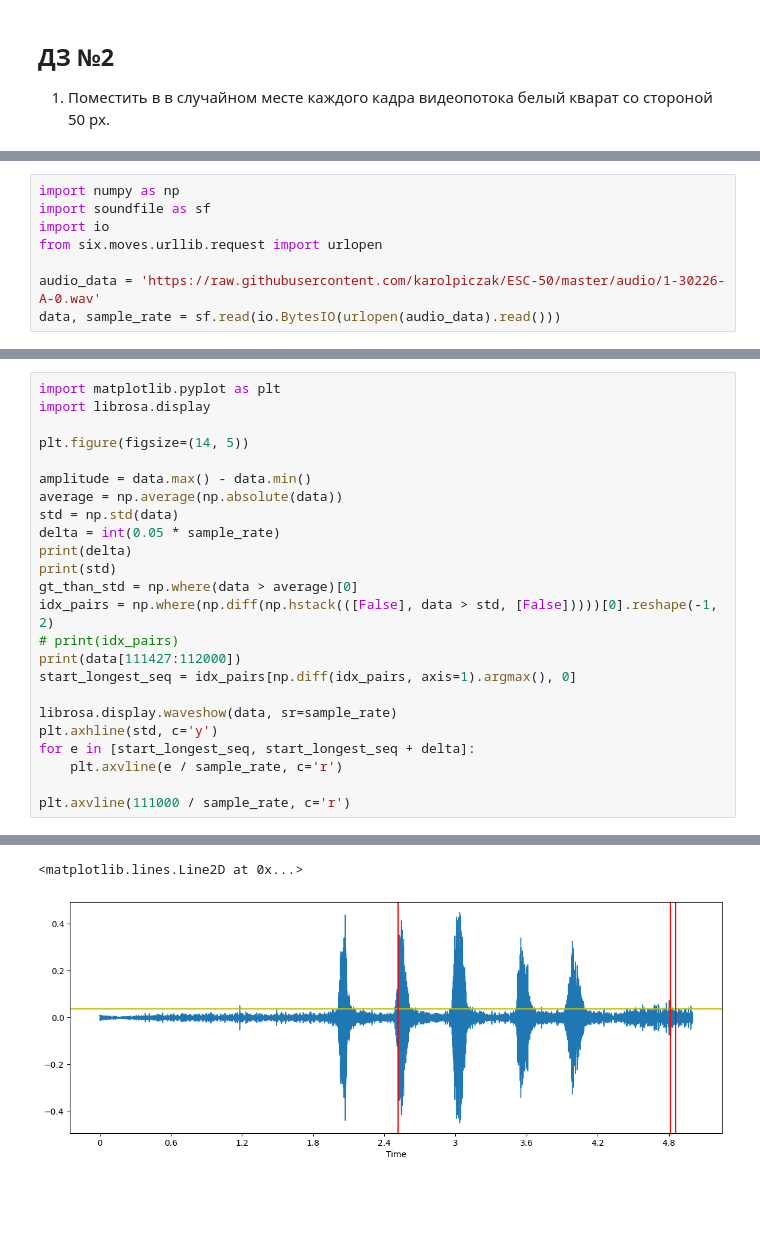
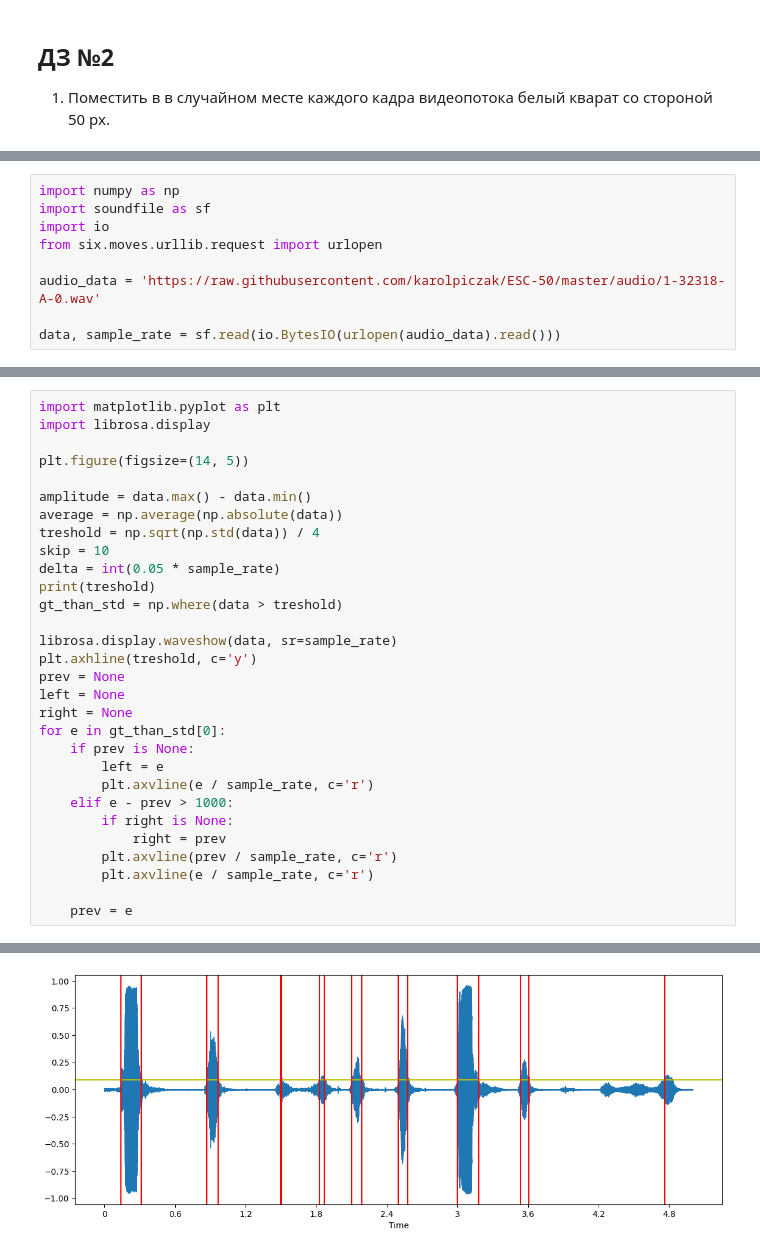
Before and after one commit to suddenAppearance/ml_2022, a Jupyter notebook: 11_901_Кузоватов_2.ipynb, the cells around one changed output, grey strips where cells are left out. Drawn from its saved outputs; the diff is of its cells as text; blank space fills up the shorter version.

```diff
--- a/11_901_Кузоватов_2.ipynb
+++ b/11_901_Кузоватов_2.ipynb
@@ -108,7 +112,8 @@ import soundfile as sf
 import io
 from six.moves.urllib.request import urlopen
 
-audio_data = 'https://raw.githubusercontent.com/karolpiczak/ESC-50/master/audio/1-30226-A-0.wav'
+audio_data = 'https://raw.githubusercontent.com/karolpiczak/ESC-50/master/audio/1-32318-A-0.wav'
+
 data, sample_rate = sf.read(io.BytesIO(urlopen(audio_data).read()))
 # %%
 import IPython.display as ipd
@@ -124,20 +129,26 @@ plt.figure(figsize=(14, 5))
 
 amplitude = data.max() - data.min()
 average = np.average(np.absolute(data))
-std = np.std(data)
+treshold = np.sqrt(np.std(data)) / 4
+skip = 10
 delta = int(0.05 * sample_rate)
-print(delta)
-print(std)
-gt_than_std = np.where(data > average)[0]
-idx_pairs = np.where(np.diff(np.hstack(([False], data > std, [False]))))[0].reshape(-1, 2)
-# print(idx_pairs)
-print(data[111427:112000])
-start_longest_seq = idx_pairs[np.diff(idx_pairs, axis=1).argmax(), 0]
+print(treshold)
+gt_than_std = np.where(data > treshold)
 
 librosa.display.waveshow(data, sr=sample_rate)
-plt.axhline(std, c='y')
-for e in [start_longest_seq, start_longest_seq + delta]:
-    plt.axvline(e / sample_rate, c='r')
+plt.axhline(treshold, c='y')
+prev = None
+left = None
+right = None
+for e in gt_than_std[0]:
+    if prev is None:
+        left = e
+        plt.axvline(e / sample_rate, c='r')
+    elif e - prev > 1000:
+        if right is None:
+            right = prev
+        plt.axvline(prev / sample_rate, c='r')
+        plt.axvline(e / sample_rate, c='r')
 
-plt.axvline(111000 / sample_rate, c='r')
+    prev = e
 # %% [output]
@@ -161,3 +156,2 @@ plt.axvline(111000 / sample_rate, c='r')
-<matplotlib.lines.Line2D at 0x...>
-[figure, old version]
+[figure, new version]
 # %%
```
Also changed, not shown: parts of 11 cells of this notebook.
